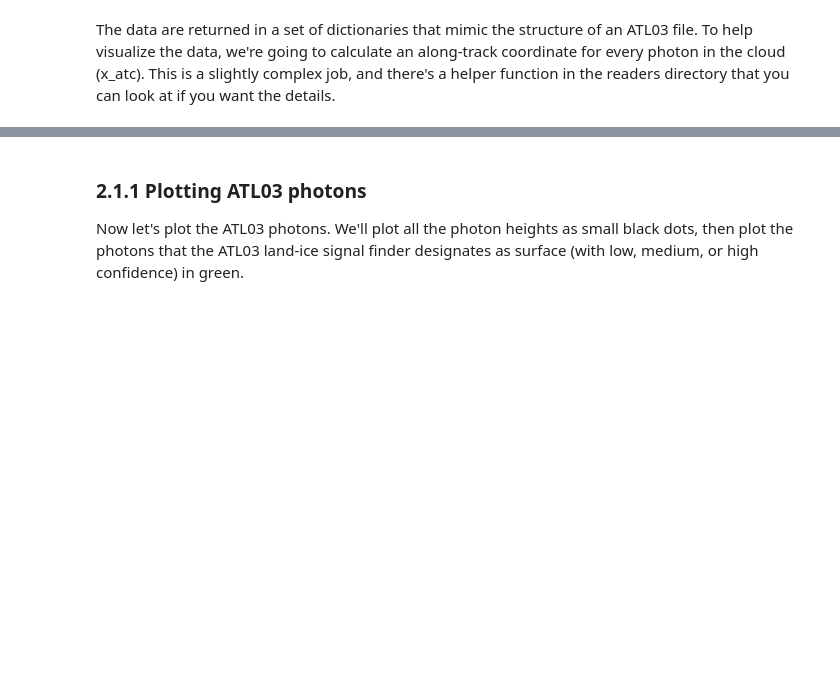
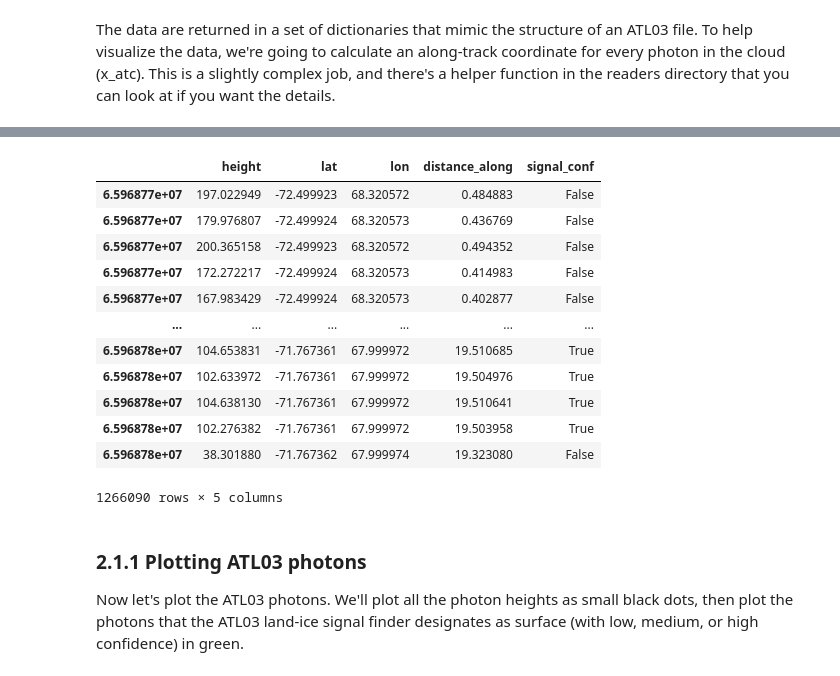
Before and after one commit to ICESAT-2HackWeek/FirnAndMelt, a Jupyter notebook: amery_lake_classification.ipynb, the cells around one changed output, grey strips where cells are left out. Saved outputs shown, nothing was run; the diff lists cells and outputs as text; code cells hidden in the pictures; blank space fills up the shorter version.

```diff
--- a/amery_lake_classification.ipynb
+++ b/amery_lake_classification.ipynb
@@ -142,3 +127,26 @@ get_ATL03_x_atc(IS2_atl03_mds, IS2_atl03_attrs, IS2_atl03_beams)
+# %%
+df = pd.DataFrame(data={'height':IS2_atl03_mds['gt2r']['heights']['h_ph'],
+                        'lat':  IS2_atl03_mds['gt2r']['heights']['lat_ph'],
+                        'lon':  IS2_atl03_mds['gt2r']['heights']['lon_ph'],
+                        'distance_along': IS2_atl03_mds['gt2r']['heights']['dist_ph_along'],
+                        'signal_conf': IS2_atl03_mds['gt2r']['heights']['signal_conf_ph'][:,3] >= 2
+                       },
+                  index=IS2_atl03_mds['gt2r']['heights']['delta_time'])
+df
+# %% [output]
+|  | height | lat | lon | distance_along | signal_conf |
+| 6.596877e+07 | 197.022949 | -72.499923 | 68.320572 | 0.484883 | False |
+| 6.596877e+07 | 179.976807 | -72.499924 | 68.320573 | 0.436769 | False |
+| 6.596877e+07 | 200.365158 | -72.499923 | 68.320572 | 0.494352 | False |
+| 6.596877e+07 | 172.272217 | -72.499924 | 68.320573 | 0.414983 | False |
+| 6.596877e+07 | 167.983429 | -72.499924 | 68.320573 | 0.402877 | False |
+| ... | ... | ... | ... | ... | ... |
+| 6.596878e+07 | 104.653831 | -71.767361 | 67.999972 | 19.510685 | True |
+| 6.596878e+07 | 102.633972 | -71.767361 | 67.999972 | 19.504976 | True |
+| 6.596878e+07 | 104.638130 | -71.767361 | 67.999972 | 19.510641 | True |
+| 6.596878e+07 | 102.276382 | -71.767361 | 67.999972 | 19.503958 | True |
+| 6.596878e+07 | 38.301880 | -71.767362 | 67.999974 | 19.323080 | False |
+1266090 rows × 5 columns
 # %% [markdown]
 ### 2.1.1 Plotting ATL03 photons
 Now let's plot the ATL03 photons.  We'll plot all the photon heights as small black dots, then plot the photons that the ATL03 land-ice signal finder designates as surface (with low, medium, or high confidence) in green.
```
Also changed, not shown: parts of 43 cells of this notebook.
